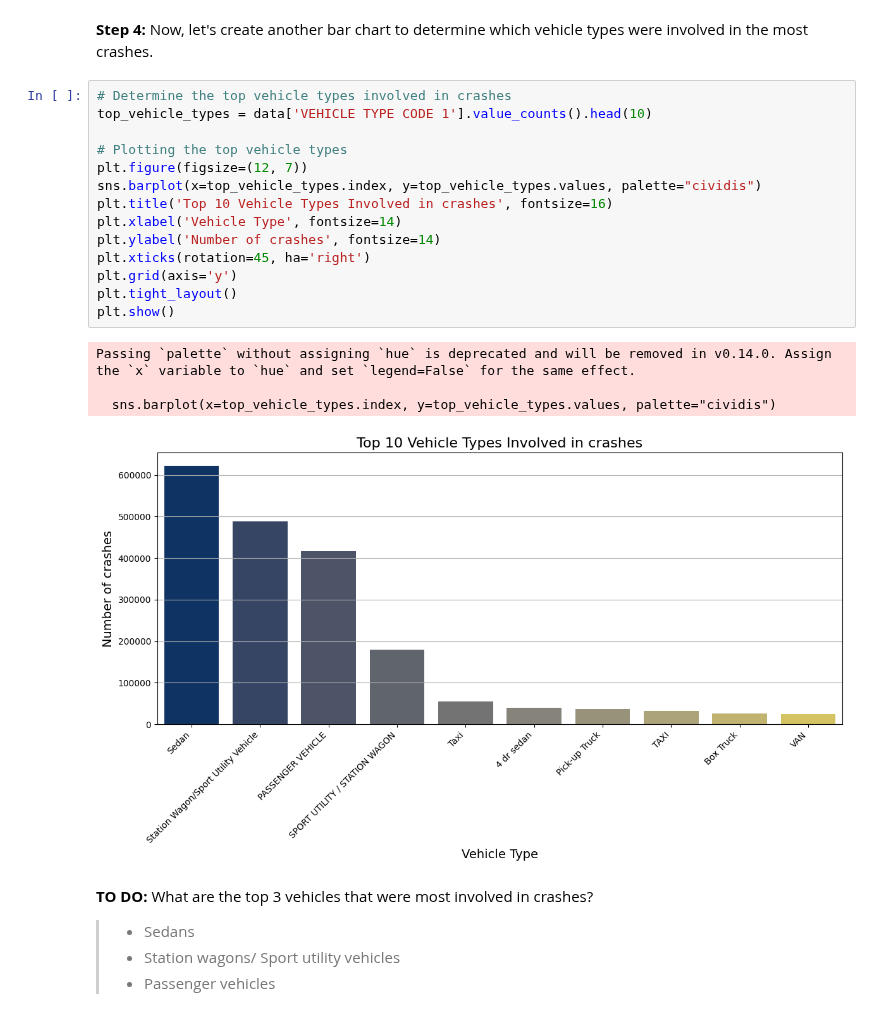
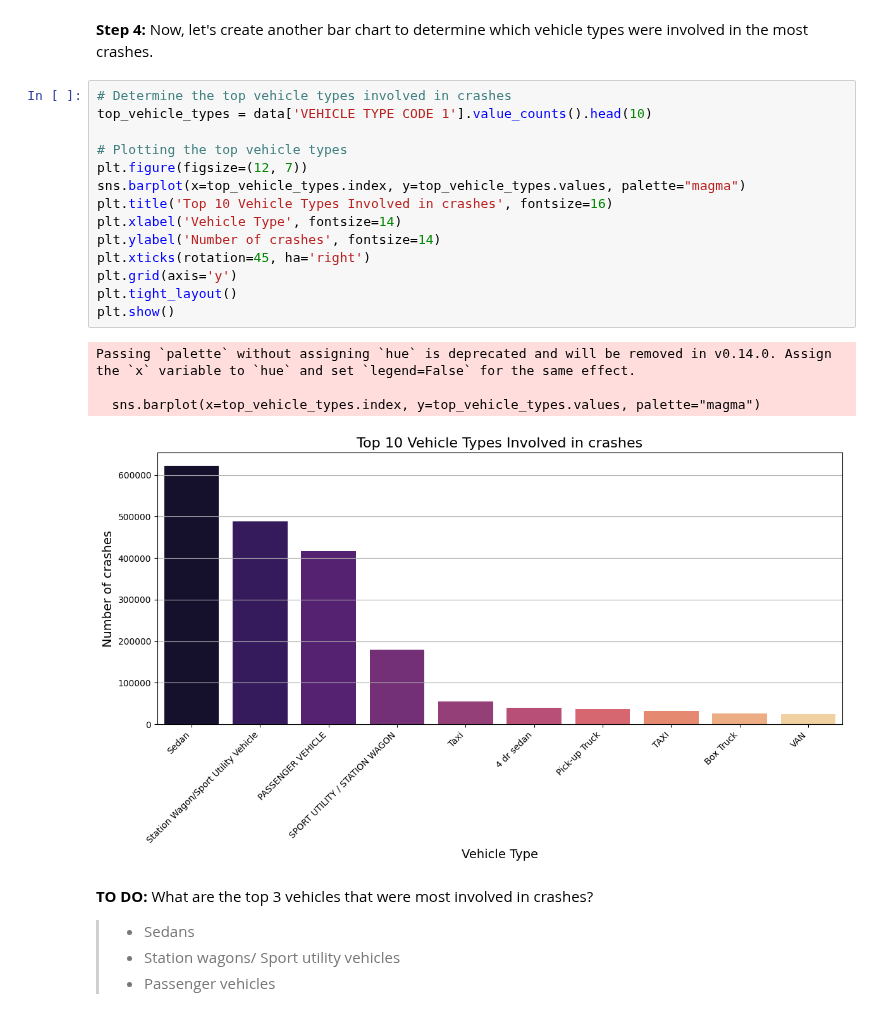
Before and after one commit to chipojaya1/myNEBDHub, a Jupyter notebook: Explorer_TDSP_Chipo_Jaya.ipynb, the cells around one changed output. Drawn from its saved outputs; the diff is of its cells as text.

```diff
--- a/Explorer_TDSP_Chipo_Jaya.ipynb
+++ b/Explorer_TDSP_Chipo_Jaya.ipynb
@@ -258,22 +258,22 @@ Passing `palette` without assigning `hue` is deprecated and will be removed in v
 # %%
 # Determine the top vehicle types involved in crashes
 top_vehicle_types = data['VEHICLE TYPE CODE 1'].value_counts().head(10)
 
 # Plotting the top vehicle types
 plt.figure(figsize=(12, 7))
-sns.barplot(x=top_vehicle_types.index, y=top_vehicle_types.values, palette="cividis")
+sns.barplot(x=top_vehicle_types.index, y=top_vehicle_types.values, palette="magma")
 plt.title('Top 10 Vehicle Types Involved in crashes', fontsize=16)
 plt.xlabel('Vehicle Type', fontsize=14)
 plt.ylabel('Number of crashes', fontsize=14)
 plt.xticks(rotation=45, ha='right')
 plt.grid(axis='y')
 plt.tight_layout()
 plt.show()
 # %% [output]
 Passing `palette` without assigning `hue` is deprecated and will be removed in v0.14.0. Assign the `x` variable to `hue` and set `legend=False` for the same effect.
 
-  sns.barplot(x=top_vehicle_types.index, y=top_vehicle_types.values, palette="cividis")
+  sns.barplot(x=top_vehicle_types.index, y=top_vehicle_types.values, palette="magma")
-[figure, old version]
+[figure, new version]
 # %% [markdown]
 **TO DO:** What are the top 3 vehicles that were most involved in crashes?
 
```
Also changed, not shown: parts of 13 cells of this notebook.
